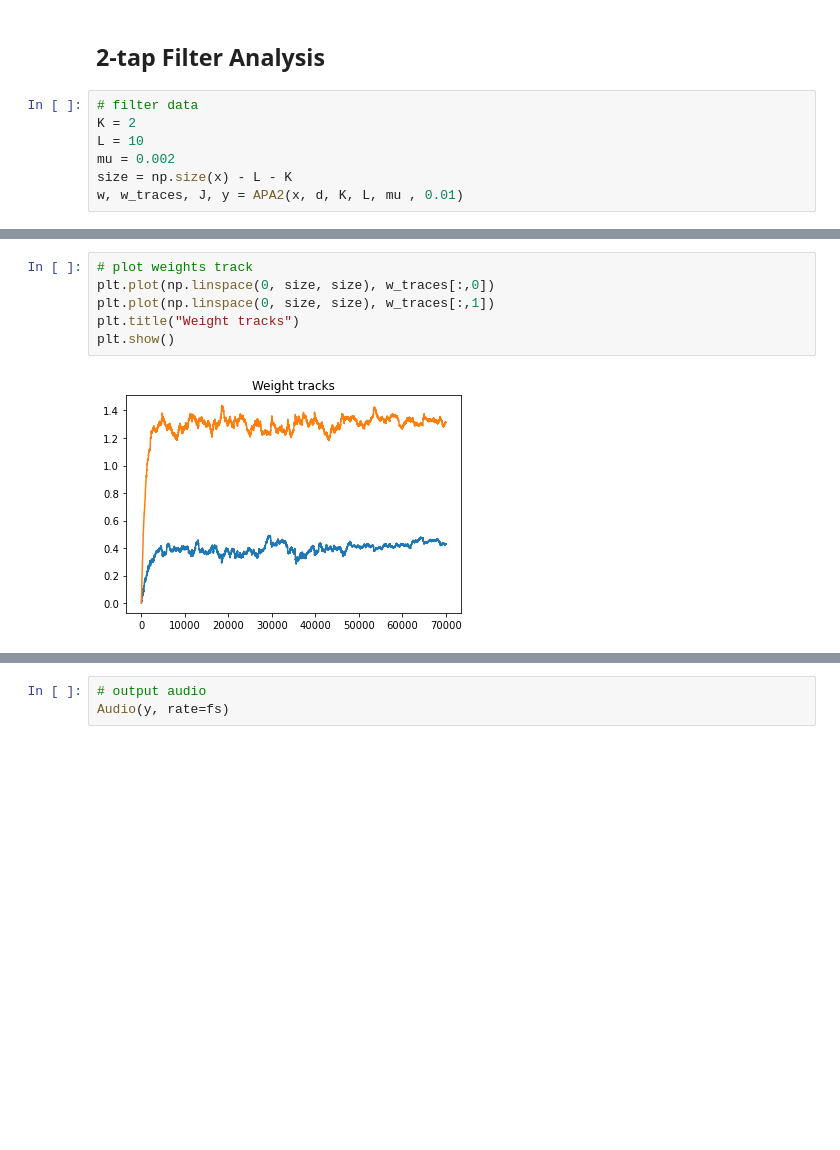
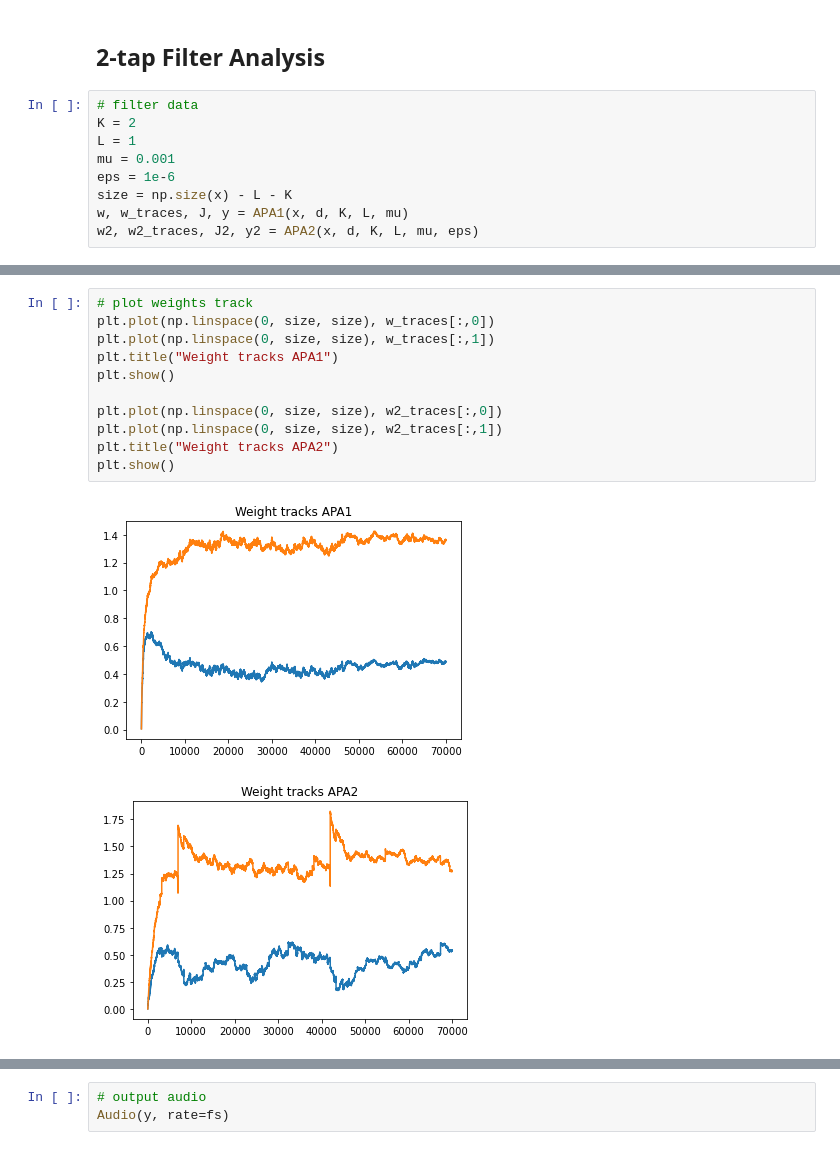
Before and after one commit to jcornell616/ML-for-time-series, a Jupyter notebook: Project1/Project1.ipynb, the cells around one changed output, grey strips where cells are left out. Drawn from its saved outputs; the diff is of its cells as text; blank space fills up the shorter version.

```diff
--- a/Project1/Project1.ipynb
+++ b/Project1/Project1.ipynb
@@ -128,10 +128,12 @@ d = np.array(speech.get('reference')[0])
 # %%
 # filter data
 K = 2
-L = 10
-mu = 0.002
+L = 1
+mu = 0.001
+eps = 1e-6
 size = np.size(x) - L - K
-w, w_traces, J, y = APA2(x, d, K, L, mu , 0.01)
+w, w_traces, J, y = APA1(x, d, K, L, mu)
+w2, w2_traces, J2, y2 = APA2(x, d, K, L, mu, eps)
 # %%
 # plot weights performace surface contour
 lag = math.floor(fs*1.5)
@@ -154,11 +156,17 @@ ax.set_zlabel('error');
 # %%
 # plot weights track
 plt.plot(np.linspace(0, size, size), w_traces[:,0])
 plt.plot(np.linspace(0, size, size), w_traces[:,1])
-plt.title("Weight tracks")
+plt.title("Weight tracks APA1")
 plt.show()
+
+plt.plot(np.linspace(0, size, size), w2_traces[:,0])
+plt.plot(np.linspace(0, size, size), w2_traces[:,1])
+plt.title("Weight tracks APA2")
+plt.show()
 # %% [output]
-[figure, old version]
+[figure, new version]
+[figure, added]
 # %%
 # plot the learning curve
 plt.plot(np.linspace(0, size, size), J)
```
Also changed, not shown: parts of 19 cells of this notebook.
